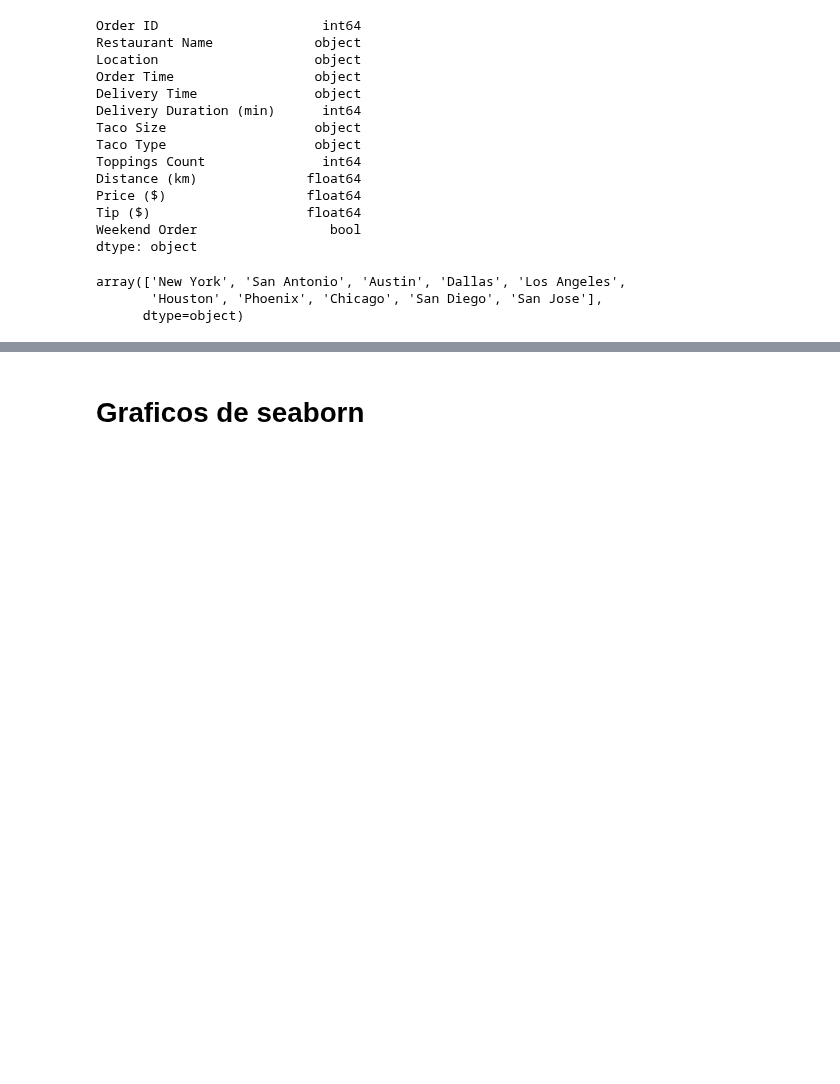
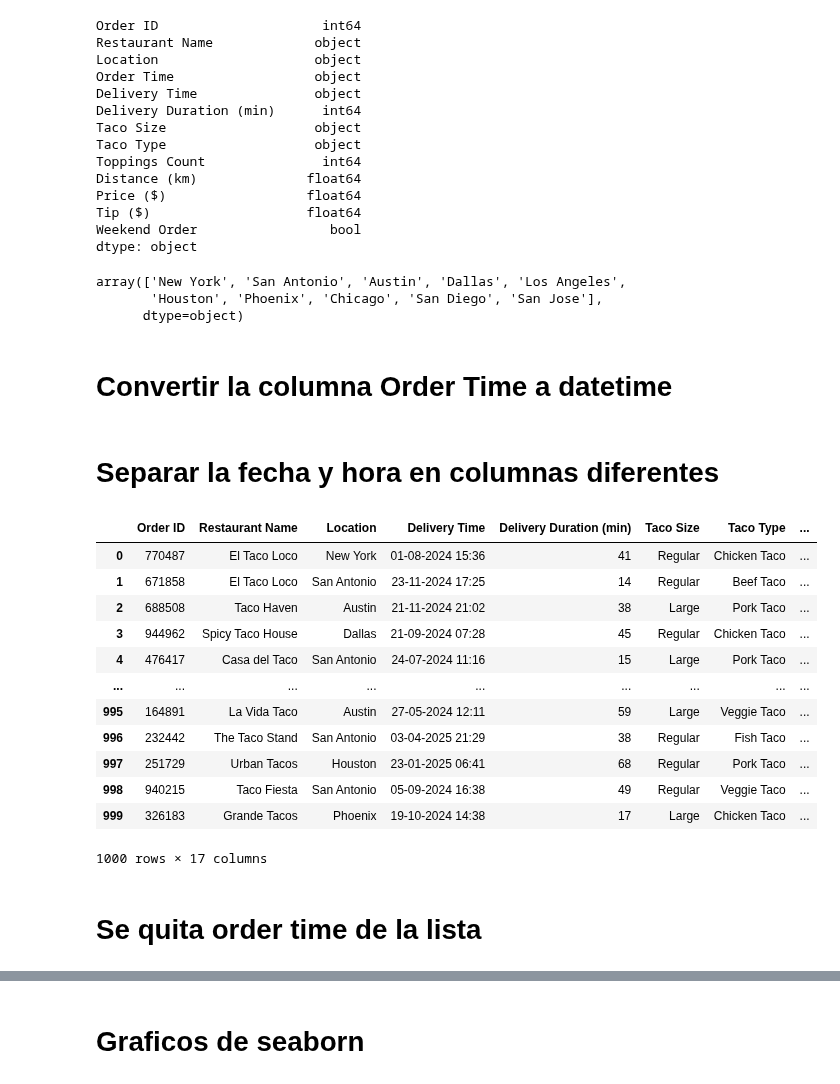
Before and after one commit to buitrekommando/mineriaAIEP_02, a Jupyter notebook: notebooks/camila.ipynb, the cells around one changed output, grey strips where cells are left out. Drawn from its saved outputs; the diff is of its cells as text; code cells hidden in the pictures; blank space fills up the shorter version.

Commit message:
fix order time df

```diff
--- a/notebooks/camila.ipynb
+++ b/notebooks/camila.ipynb
@@ -64,5 +64,32 @@ df["Location"].unique()
 array(['New York', 'San Antonio', 'Austin', 'Dallas', 'Los Angeles',
        'Houston', 'Phoenix', 'Chicago', 'San Diego', 'San Jose'],
       dtype=object)
-# %%
-df['Distance x Hour'] = df['Distance (km)'] * df['Order Hour']
+# %% [markdown]
+# Convertir la columna Order Time a datetime
+# %%
+df['Order Time'] = pd.to_datetime(df['Delivery Time'], dayfirst=True)
+# %% [markdown]
+# Separar la fecha y hora en columnas diferentes
+# %%
+df['Order Date'] = df['Order Time'].dt.date
+df['Order Hour'] = df['Order Time'].dt.hour
+df['Order Minute'] = df['Order Time'].dt.minute
+df['Order Hour Decimal'] = df['Order Hour'] + df['Order Minute'] / 60
+# %%
+df
+# %% [output]
+|  | Order ID | Restaurant Name | Location | Delivery Time | Delivery Duration (min) | Taco Size | Taco Type | ... |
+| 0 | 770487 | El Taco Loco | New York | 01-08-2024 15:36 | 41 | Regular | Chicken Taco | ... |
+| 1 | 671858 | El Taco Loco | San Antonio | 23-11-2024 17:25 | 14 | Regular | Beef Taco | ... |
+| 2 | 688508 | Taco Haven | Austin | 21-11-2024 21:02 | 38 | Large | Pork Taco | ... |
+| 3 | 944962 | Spicy Taco House | Dallas | 21-09-2024 07:28 | 45 | Regular | Chicken Taco | ... |
+| 4 | 476417 | Casa del Taco | San Antonio | 24-07-2024 11:16 | 15 | Large | Pork Taco | ... |
+| ... | ... | ... | ... | ... | ... | ... | ... | ... |
+| 995 | 164891 | La Vida Taco | Austin | 27-05-2024 12:11 | 59 | Large | Veggie Taco | ... |
+| 996 | 232442 | The Taco Stand | San Antonio | 03-04-2025 21:29 | 38 | Regular | Fish Taco | ... |
+| 997 | 251729 | Urban Tacos | Houston | 23-01-2025 06:41 | 68 | Regular | Pork Taco | ... |
+| 998 | 940215 | Taco Fiesta | San Antonio | 05-09-2024 16:38 | 49 | Regular | Veggie Taco | ... |
+| 999 | 326183 | Grande Tacos | Phoenix | 19-10-2024 14:38 | 17 | Large | Chicken Taco | ... |
+1000 rows × 17 columns
+# %% [markdown]
+# Se quita order time de la lista
```
Also changed, not shown: parts of 2 cells of this notebook.
